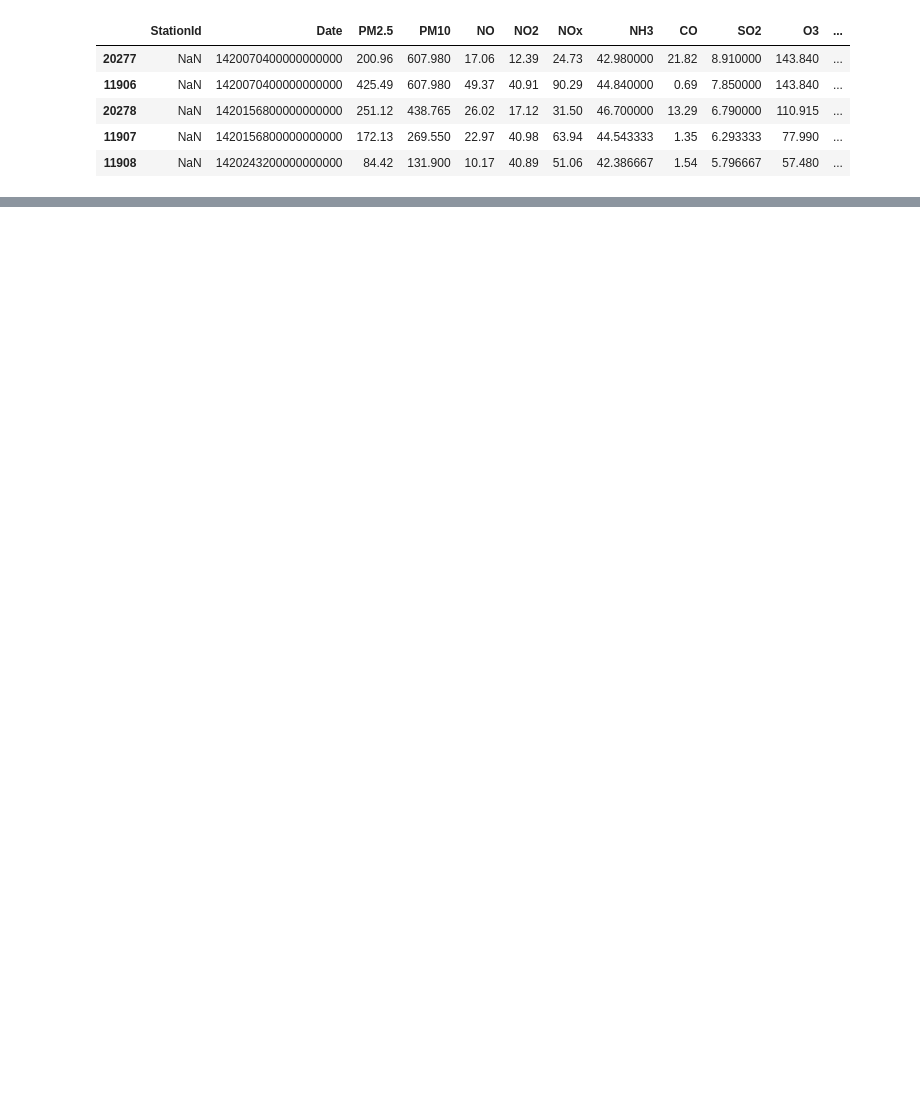
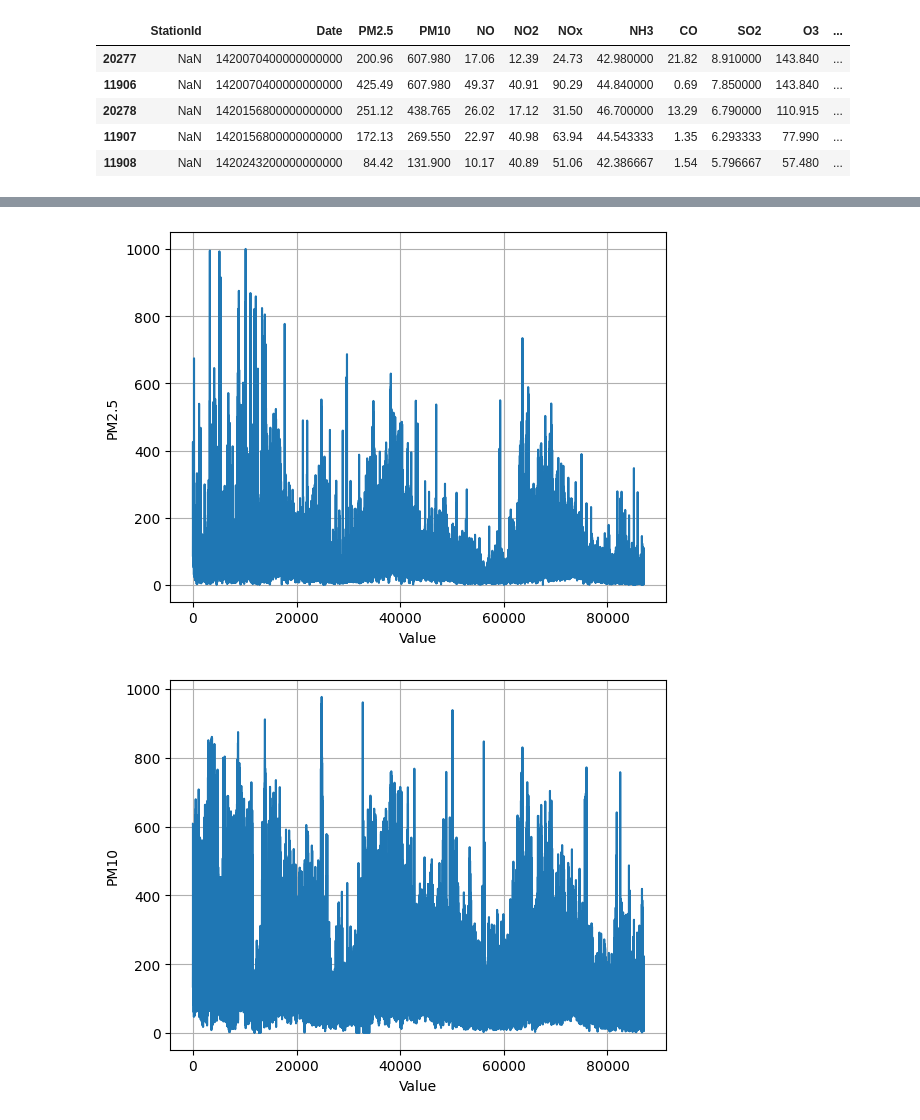
Before and after one commit to M-Sparsh-Mehra/urban-air-quality-index-predictor, a Jupyter notebook: notebooks/EDA_pollutants.ipynb, the cells around one changed output, grey strips where cells are left out. Cells and saved outputs as stored; diff of their text form; code cells hidden in the pictures; blank space fills up the shorter version.

```diff
--- a/notebooks/EDA_pollutants.ipynb
+++ b/notebooks/EDA_pollutants.ipynb
@@ -16,0 +58,11 @@ df.head()
+# %%
+time=np.linspace(0,len(df),len(df))
+for feature in POLLUTANTS:
+    mp.plot(time,df[feature])
+    mp.ylabel(feature)
+    mp.xlabel("Value")
+    mp.grid()
+    mp.show()
+# %% [output]
+[figure, added]
+[figure, added]
```
Also changed, not shown: parts of 9 cells of this notebook.
